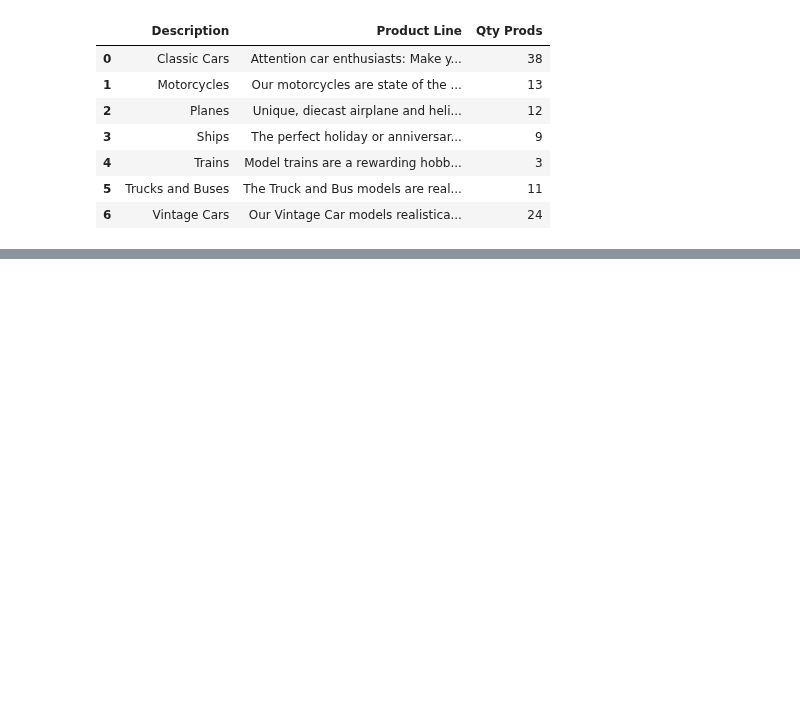
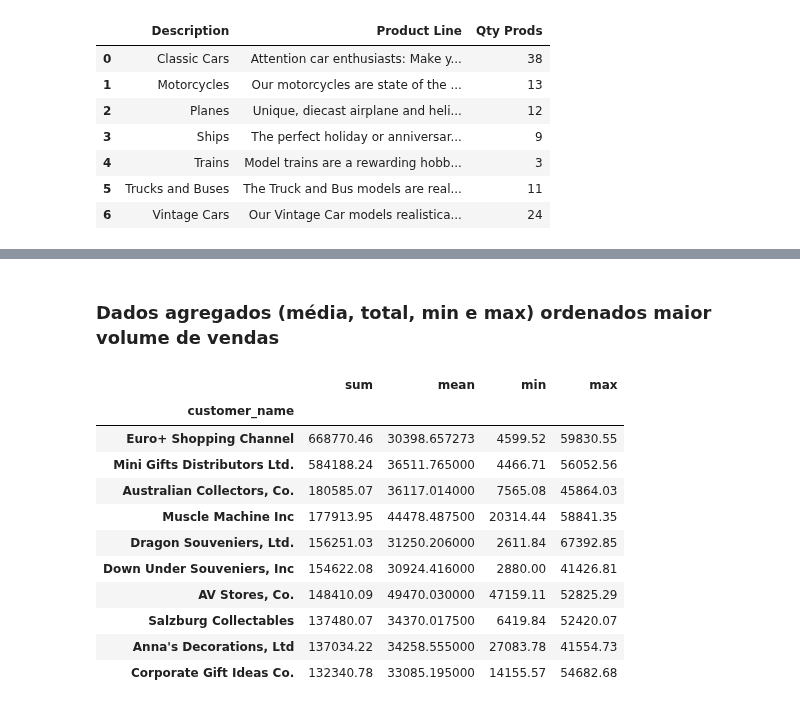
Before and after one commit to pveinberg/Curso_DataScience_Minsait, a Jupyter notebook: Notebooks/Aula01/Pandas_Sql.ipynb, the cells around one changed output, grey strips where cells are left out. Drawn from its saved outputs; the diff is of its cells as text; code cells hidden in the pictures; blank space fills up the shorter version.

```diff
--- a/Notebooks/Aula01/Pandas_Sql.ipynb
+++ b/Notebooks/Aula01/Pandas_Sql.ipynb
@@ -220,0 +231,15 @@ result_tmp
+# %%
+q = text('''
+SELECT
+	c.customerName as customer_name,
+	o.orderNumber as order_number,
+	sum(o2.quantityOrdered * o2.priceEach) as total_order
+	from orders o
+	join orderdetails o2 on o2.orderNumber = o.orderNumber
+	join customers c on c.customerNumber = o.customerNumber
+	where status='Shipped'
+	GROUP by (o.orderNumber)
+	order by c.customerNumber
+''')
+orders_by_customer = pd.read_sql_query(q, conn)
+orders_by_customer.head()
@@ -220,0 +253,21 @@ result_tmp
+# %% [markdown]
+### Dados agregados (média, total, min e max) ordenados maior volume de vendas
+# %%
+result_temp = orders_by_customer.groupby('customer_name')['total_order'] \
+    .agg(['sum', 'mean', 'min', 'max']) \
+    .sort_values(by='sum', ascending=False).head(10)
+
+result_temp
+# %% [output]
+|  | sum | mean | min | max |
+| customer_name |  |  |  |  |
+| Euro+ Shopping Channel | 668770.46 | 30398.657273 | 4599.52 | 59830.55 |
+| Mini Gifts Distributors Ltd. | 584188.24 | 36511.765000 | 4466.71 | 56052.56 |
+| Australian Collectors, Co. | 180585.07 | 36117.014000 | 7565.08 | 45864.03 |
+| Muscle Machine Inc | 177913.95 | 44478.487500 | 20314.44 | 58841.35 |
+| Dragon Souveniers, Ltd. | 156251.03 | 31250.206000 | 2611.84 | 67392.85 |
+| Down Under Souveniers, Inc | 154622.08 | 30924.416000 | 2880.00 | 41426.81 |
+| AV Stores, Co. | 148410.09 | 49470.030000 | 47159.11 | 52825.29 |
+| Salzburg Collectables | 137480.07 | 34370.017500 | 6419.84 | 52420.07 |
+| Anna's Decorations, Ltd | 137034.22 | 34258.555000 | 27083.78 | 41554.73 |
+| Corporate Gift Ideas Co. | 132340.78 | 33085.195000 | 14155.57 | 54682.68 |
```
Also changed, not shown: parts of 24 cells of this notebook.
